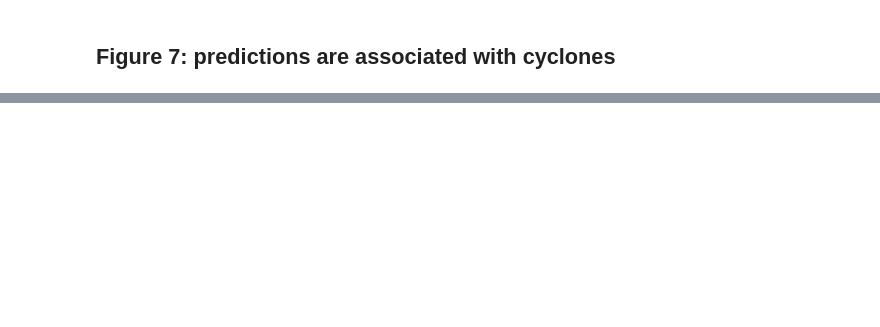
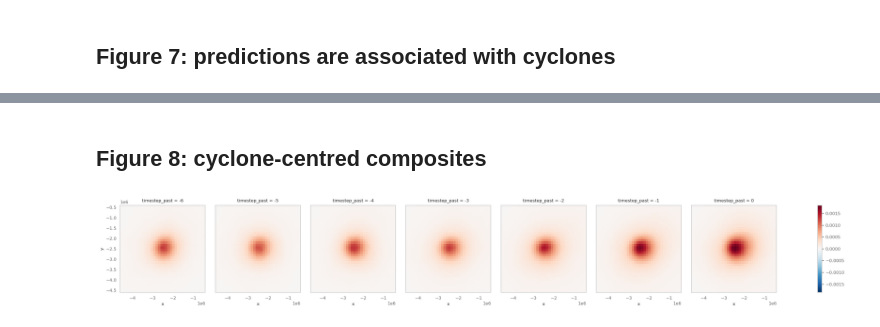
Before and after one commit to rguilcas/predict_rain_norway, a Jupyter notebook: diagnostics_newproj/paper/Plots_v2.ipynb, the cells around one changed output, grey strips where cells are left out. Cells and saved outputs as stored; diff of their text form; code cells hidden in the pictures; blank space fills up the shorter version.

```diff
--- a/diagnostics_newproj/paper/Plots_v2.ipynb
+++ b/diagnostics_newproj/paper/Plots_v2.ipynb
@@ -494,0 +481,2 @@ plt.savefig('../paper/plots/pdf_revisions/fig07.pdf', bbox_inches='tight')
+# %% [markdown]
+## Figure 8: cyclone-centred composites
@@ -494,0 +532,9 @@ plt.savefig('../paper/plots/pdf_revisions/fig07.pdf', bbox_inches='tight')
+# %%
+ds_features['wind_speed'] = np.hypot(ds_features.u850, ds_features.v850)
+wind_speed_mean = ds_features.wind_speed.mean('time').expand_dims(var_name=['wind_speed'])
+wind_speed_std = ds_features.wind_speed.std().expand_dims(var_name=['wind_speed'])
+features = ds_features[['msl','u850','v850','wind_speed']].to_array('var_name')
+features_mean = xr.concat([ds_features.data_mean.sel(var_name=['msl','u850','v850']), wind_speed_mean], dim='var_name')
+features_std = xr.concat([ds_features.data_std.sel(var_name=['msl','u850','v850']), wind_speed_std], dim='var_name')
+data_features_normed = (features -features_mean) / features_std
+ds_to_shift = xr.Dataset(dict(features=features,anoms=data_features_normed))
@@ -494,0 +567,27 @@ plt.savefig('../paper/plots/pdf_revisions/fig07.pdf', bbox_inches='tight')
+# %%
+import scipy
+all_shifted_attrs = []
+all_test_ = gdf_cyclones.query("is_cyclone")
+for k, test_ in tqdm(top_cycs_data.query("patch_attributions>0.1").dropna().iterrows()):
+    shift_attrs = lrp_normed_vars.sel(time_of_event=test_.time_of_event, timestep_past=test_.timestep_past).shift(x=-int((test_.cyclone_x+2.5e6)//117000), y=-int((test_.cyclone_y+2.5e6)//117000))
+    cycs_traj = all_cyclones.set_index('track_id').loc[[test_.cyclone_track_id]]
+    # cycs_traj["theta"] = np.degrees(np.arctan2(cycs_traj["dy"], cycs_traj["dx"]))
+    if cycs_traj.lon.size ==1:
+        theta = 0
+    else:
+        theta,_ = motion_angle_central(cycs_traj.x, cycs_traj.y)
+    cycs_traj["theta"] = np.degrees(theta)
+    angle = cycs_traj.set_index('date')["theta"].loc[test_.time_of_event + pd.Timedelta('1D')*test_.timestep_past]
+    rotated = scipy.ndimage.rotate((shift_attrs.fillna(0)),axes=(0,1), angle=-angle, reshape=False)
+    rotated_attrs = xr.DataArray(rotated, coords = shift_attrs.coords, dims=shift_attrs.dims)
+    all_shifted_attrs.append(rotated_attrs.assign_coords(cyclone_track_id = test_.cyclone_track_id))
+shifted_attrs = xr.concat(all_shifted_attrs, dim='cyclone')
+mean_shifted_attrs = shifted_attrs.mean('cyclone')
+# %%
+attr_per_leadtime = shifted_attrs.groupby(shifted_attrs.timestep_past).mean()
+# %%
+plot = attr_per_leadtime.isel(var_name=range(2,3)).sum('var_name').plot(col='timestep_past')
+for ax in plot.axs.flat:
+    ax.set(xlim=(-4.6e6,-.4e6), ylim=(-4.6e6,-.4e6))
+# %% [output]
+[figure, added]
```
Also changed, not shown: parts of 26 cells of this notebook.
